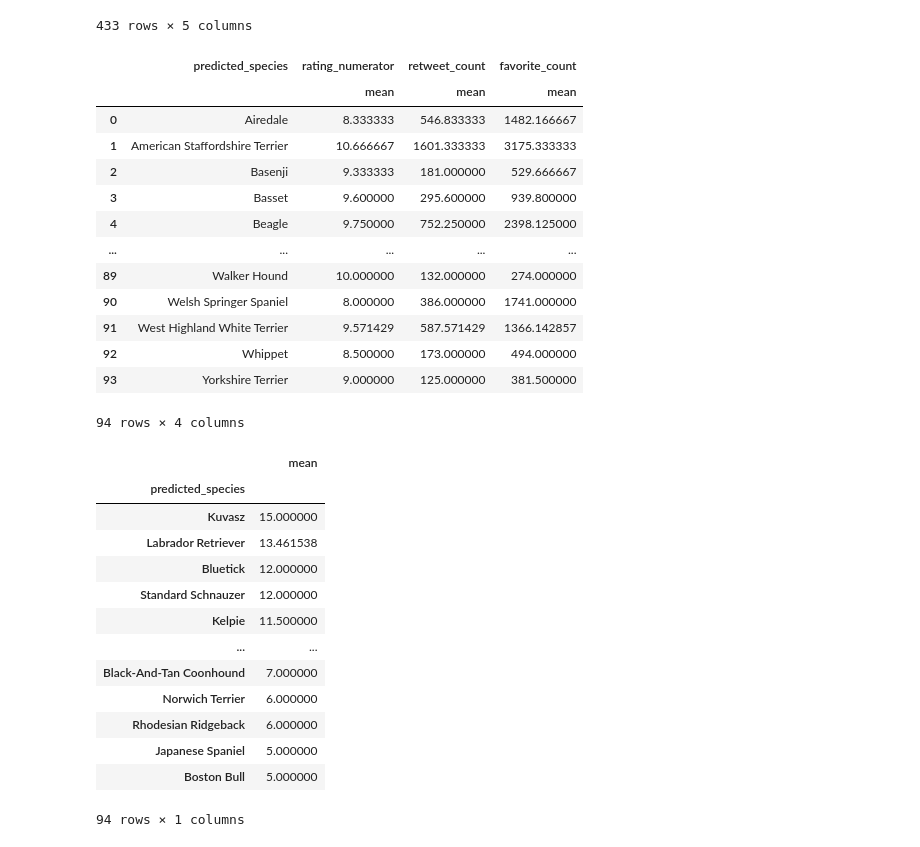
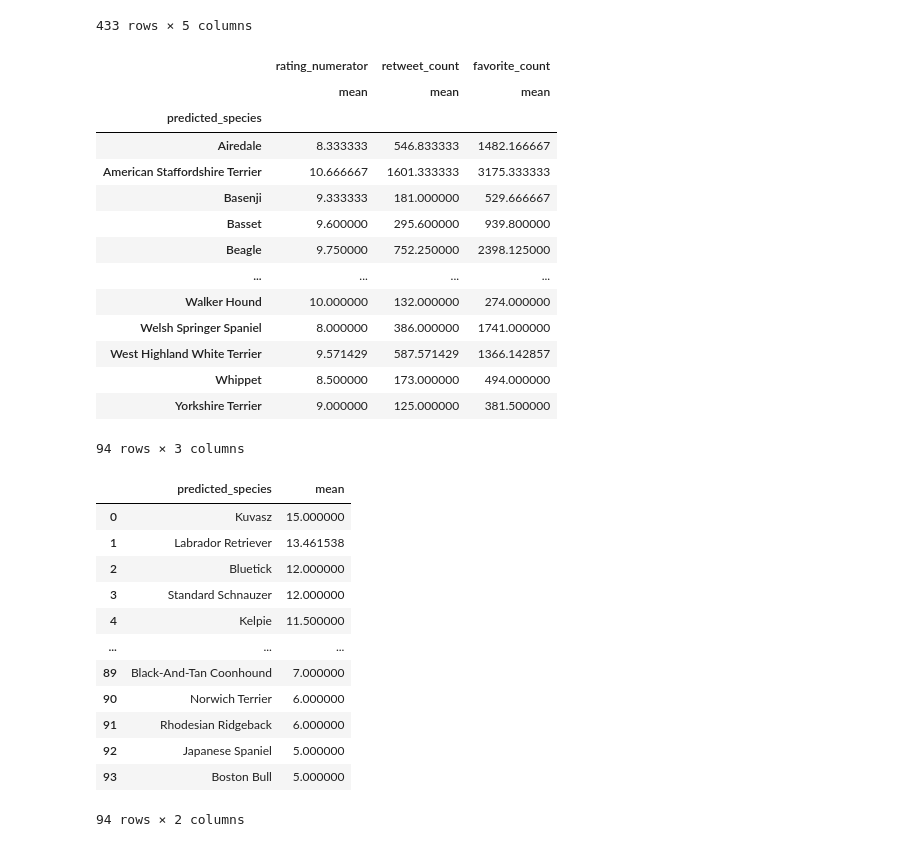
Before and after one commit to kurosakiaduma/weratedogs, a Jupyter notebook: wrangle_act.ipynb, the cells around one changed output. Saved outputs shown, nothing was run; the diff lists cells and outputs as text; code cells hidden in the pictures.

Commit message:
EDA ~ working on visualizing insights aggregated on mean values for ratings, retweets and faves ~ visualization complete

```diff
--- a/wrangle_act.ipynb
+++ b/wrangle_act.ipynb
@@ -1459,40 +1569,40 @@ df_2015
 | 2355 | Welsh Springer Spaniel | 2015-11-15 22:32:08 | 8 | 423.0 | 2294.0 |
 433 rows × 5 columns
 # %%
-df_agg_stats15 =df_2015.groupby('predicted_species')[['rating_numerator', 'retweet_count', 'favorite_count']].agg([np.mean])
-df_agg_stats15
+df_agg_stats_15 =df_2015.groupby('predicted_species')[['rating_numerator', 'retweet_count', 'favorite_count']].agg([np.mean])
+df_agg_stats_15
 # %% [output]
-|  | predicted_species | rating_numerator | retweet_count | favorite_count |
-|  |  | mean | mean | mean |
-| 0 | Airedale | 8.333333 | 546.833333 | 1482.166667 |
-| 1 | American Staffordshire Terrier | 10.666667 | 1601.333333 | 3175.333333 |
-| 2 | Basenji | 9.333333 | 181.000000 | 529.666667 |
-| 3 | Basset | 9.600000 | 295.600000 | 939.800000 |
-| 4 | Beagle | 9.750000 | 752.250000 | 2398.125000 |
-| ... | ... | ... | ... | ... |
-| 89 | Walker Hound | 10.000000 | 132.000000 | 274.000000 |
-| 90 | Welsh Springer Spaniel | 8.000000 | 386.000000 | 1741.000000 |
-| 91 | West Highland White Terrier | 9.571429 | 587.571429 | 1366.142857 |
-| 92 | Whippet | 8.500000 | 173.000000 | 494.000000 |
-| 93 | Yorkshire Terrier | 9.000000 | 125.000000 | 381.500000 |
+|  | rating_numerator | retweet_count | favorite_count |
+|  | mean | mean | mean |
+| predicted_species |  |  |  |
+| Airedale | 8.333333 | 546.833333 | 1482.166667 |
+| American Staffordshire Terrier | 10.666667 | 1601.333333 | 3175.333333 |
+| Basenji | 9.333333 | 181.000000 | 529.666667 |
+| Basset | 9.600000 | 295.600000 | 939.800000 |
+| Beagle | 9.750000 | 752.250000 | 2398.125000 |
+| ... | ... | ... | ... |
+| Walker Hound | 10.000000 | 132.000000 | 274.000000 |
+| Welsh Springer Spaniel | 8.000000 | 386.000000 | 1741.000000 |
+| West Highland White Terrier | 9.571429 | 587.571429 | 1366.142857 |
+| Whippet | 8.500000 | 173.000000 | 494.000000 |
+| Yorkshire Terrier | 9.000000 | 125.000000 | 381.500000 |
-94 rows × 4 columns
+94 rows × 3 columns
 # %%
 df_ratings_15 = df_agg_stats_15.rating_numerator.sort_values('mean', ascending=False)
 df_ratings_15.reset_index(inplace=True)
 df_ratings_15
 # %% [output]
-|  | mean |
-| predicted_species |  |
-| Kuvasz | 15.000000 |
-| Labrador Retriever | 13.461538 |
-| Bluetick | 12.000000 |
-| Standard Schnauzer | 12.000000 |
-| Kelpie | 11.500000 |
-| ... | ... |
-| Black-And-Tan Coonhound | 7.000000 |
-| Norwich Terrier | 6.000000 |
-| Rhodesian Ridgeback | 6.000000 |
-| Japanese Spaniel | 5.000000 |
-| Boston Bull | 5.000000 |
+|  | predicted_species | mean |
+| 0 | Kuvasz | 15.000000 |
+| 1 | Labrador Retriever | 13.461538 |
+| 2 | Bluetick | 12.000000 |
+| 3 | Standard Schnauzer | 12.000000 |
+| 4 | Kelpie | 11.500000 |
+| ... | ... | ... |
+| 89 | Black-And-Tan Coonhound | 7.000000 |
+| 90 | Norwich Terrier | 6.000000 |
+| 91 | Rhodesian Ridgeback | 6.000000 |
+| 92 | Japanese Spaniel | 5.000000 |
+| 93 | Boston Bull | 5.000000 |
-94 rows × 1 columns
+94 rows × 2 columns
 # %%
```
Also changed, not shown: parts of 18 cells of this notebook.
